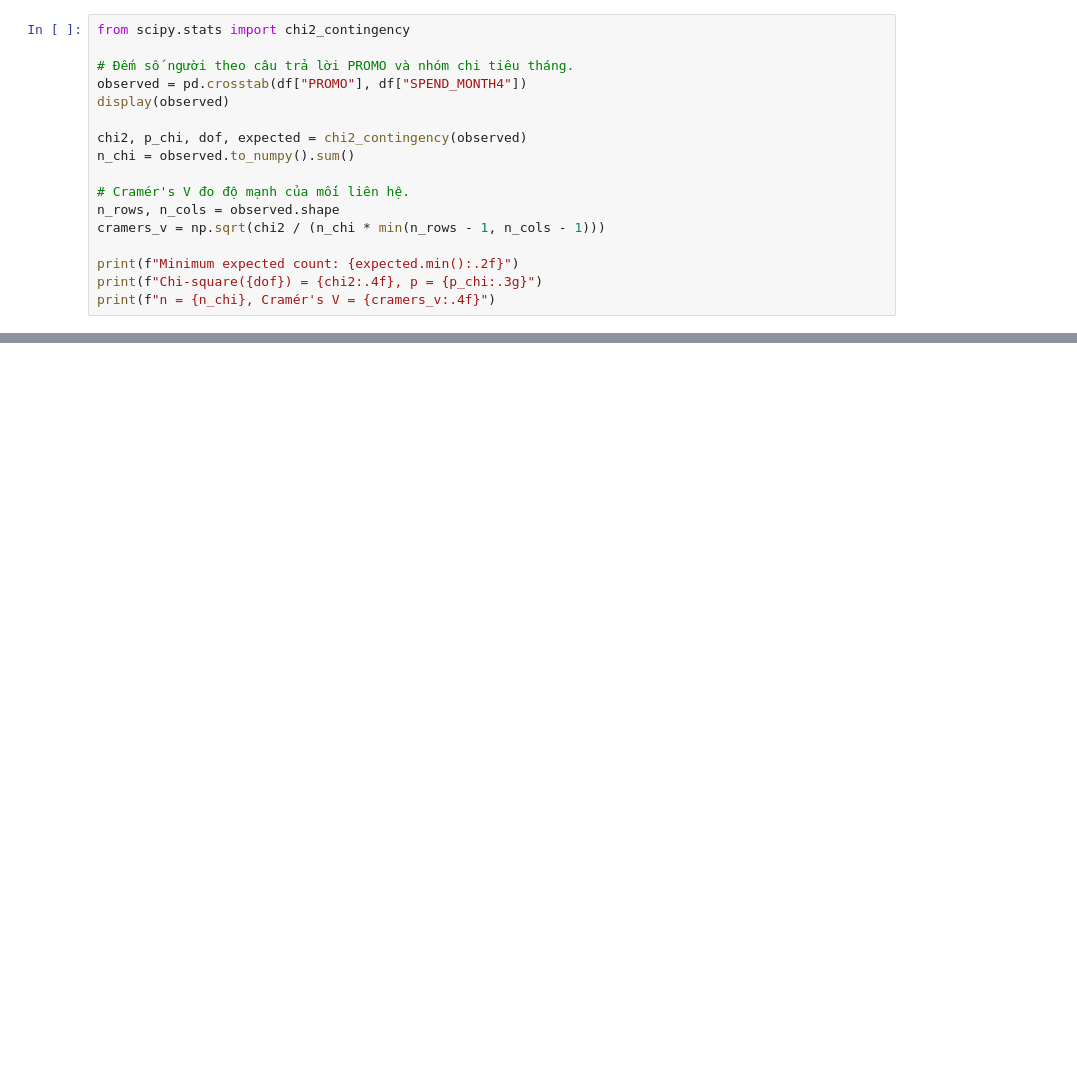
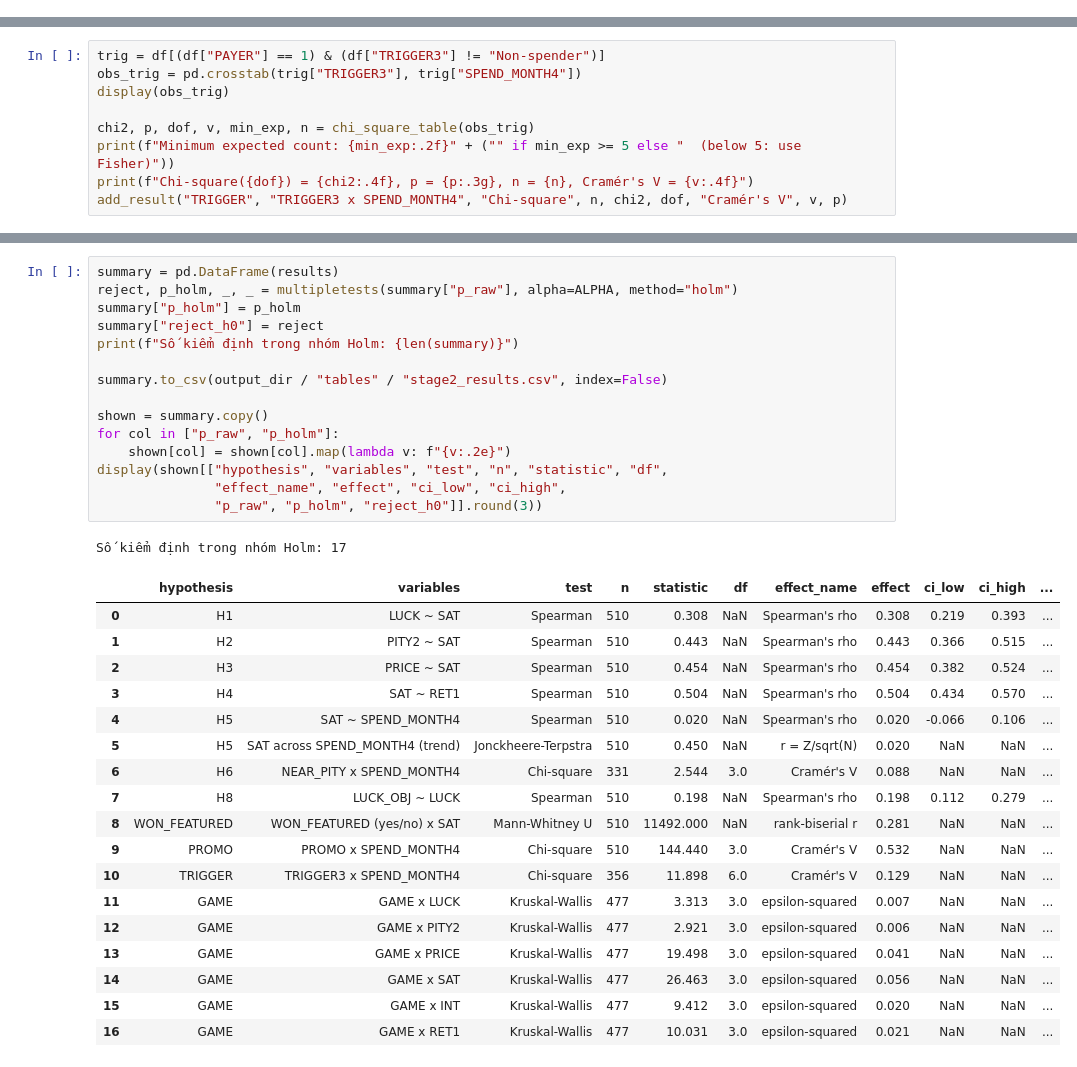
Before and after one commit to YangPuckUIT/06_STAT3013_R11, a Jupyter notebook: Data_Analysis/Stage2_Inferential.ipynb, the cells around one changed output, grey strips where cells are left out. Saved outputs shown, nothing was run; the diff lists cells and outputs as text; blank space fills up the shorter version.

Commit message:
feat(stage2): extend to 17 tests with post-hoc and sensitivity checks

```diff
--- a/Data_Analysis/Stage2_Inferential.ipynb
+++ b/Data_Analysis/Stage2_Inferential.ipynb
@@ -95,17 +0,0 @@ We check the expected cell counts and report the chi-square statistic, degrees o
-# %%
-from scipy.stats import chi2_contingency
-
-# Đếm số người theo câu trả lời PROMO và nhóm chi tiêu tháng.
-observed = pd.crosstab(df["PROMO"], df["SPEND_MONTH4"])
-display(observed)
-
-chi2, p_chi, dof, expected = chi2_contingency(observed)
-n_chi = observed.to_numpy().sum()
-
-# Cramér's V đo độ mạnh của mối liên hệ.
-n_rows, n_cols = observed.shape
-cramers_v = np.sqrt(chi2 / (n_chi * min(n_rows - 1, n_cols - 1)))
-
-print(f"Minimum expected count: {expected.min():.2f}")
-print(f"Chi-square({dof}) = {chi2:.4f}, p = {p_chi:.3g}")
-print(f"n = {n_chi}, Cramér's V = {cramers_v:.4f}")
@@ -252,0 +247,9 @@ The association with promotions does not depend only on the zero-spending group.
+# %%
+trig = df[(df["PAYER"] == 1) & (df["TRIGGER3"] != "Non-spender")]
+obs_trig = pd.crosstab(trig["TRIGGER3"], trig["SPEND_MONTH4"])
+display(obs_trig)
+
+chi2, p, dof, v, min_exp, n = chi_square_table(obs_trig)
+print(f"Minimum expected count: {min_exp:.2f}" + ("" if min_exp >= 5 else "  (below 5: use Fisher)"))
+print(f"Chi-square({dof}) = {chi2:.4f}, p = {p:.3g}, n = {n}, Cramér's V = {v:.4f}")
+add_result("TRIGGER", "TRIGGER3 x SPEND_MONTH4", "Chi-square", n, chi2, dof, "Cramér's V", v, p)
@@ -252,0 +295,35 @@ The association with promotions does not depend only on the zero-spending group.
+# %%
+summary = pd.DataFrame(results)
+reject, p_holm, _, _ = multipletests(summary["p_raw"], alpha=ALPHA, method="holm")
+summary["p_holm"] = p_holm
+summary["reject_h0"] = reject
+print(f"Số kiểm định trong nhóm Holm: {len(summary)}")
+
+summary.to_csv(output_dir / "tables" / "stage2_results.csv", index=False)
+
+shown = summary.copy()
+for col in ["p_raw", "p_holm"]:
+    shown[col] = shown[col].map(lambda v: f"{v:.2e}")
+display(shown[["hypothesis", "variables", "test", "n", "statistic", "df",
+               "effect_name", "effect", "ci_low", "ci_high",
+               "p_raw", "p_holm", "reject_h0"]].round(3))
+# %% [output]
+Số kiểm định trong nhóm Holm: 17
+|  | hypothesis | variables | test | n | statistic | df | effect_name | effect | ci_low | ci_high | ... |
+| 0 | H1 | LUCK ~ SAT | Spearman | 510 | 0.308 | NaN | Spearman's rho | 0.308 | 0.219 | 0.393 | ... |
+| 1 | H2 | PITY2 ~ SAT | Spearman | 510 | 0.443 | NaN | Spearman's rho | 0.443 | 0.366 | 0.515 | ... |
+| 2 | H3 | PRICE ~ SAT | Spearman | 510 | 0.454 | NaN | Spearman's rho | 0.454 | 0.382 | 0.524 | ... |
+| 3 | H4 | SAT ~ RET1 | Spearman | 510 | 0.504 | NaN | Spearman's rho | 0.504 | 0.434 | 0.570 | ... |
+| 4 | H5 | SAT ~ SPEND_MONTH4 | Spearman | 510 | 0.020 | NaN | Spearman's rho | 0.020 | -0.066 | 0.106 | ... |
+| 5 | H5 | SAT across SPEND_MONTH4 (trend) | Jonckheere-Terpstra | 510 | 0.450 | NaN | r = Z/sqrt(N) | 0.020 | NaN | NaN | ... |
+| 6 | H6 | NEAR_PITY x SPEND_MONTH4 | Chi-square | 331 | 2.544 | 3.0 | Cramér's V | 0.088 | NaN | NaN | ... |
+| 7 | H8 | LUCK_OBJ ~ LUCK | Spearman | 510 | 0.198 | NaN | Spearman's rho | 0.198 | 0.112 | 0.279 | ... |
+| 8 | WON_FEATURED | WON_FEATURED (yes/no) x SAT | Mann-Whitney U | 510 | 11492.000 | NaN | rank-biserial r | 0.281 | NaN | NaN | ... |
+| 9 | PROMO | PROMO x SPEND_MONTH4 | Chi-square | 510 | 144.440 | 3.0 | Cramér's V | 0.532 | NaN | NaN | ... |
+| 10 | TRIGGER | TRIGGER3 x SPEND_MONTH4 | Chi-square | 356 | 11.898 | 6.0 | Cramér's V | 0.129 | NaN | NaN | ... |
+| 11 | GAME | GAME x LUCK | Kruskal-Wallis | 477 | 3.313 | 3.0 | epsilon-squared | 0.007 | NaN | NaN | ... |
+| 12 | GAME | GAME x PITY2 | Kruskal-Wallis | 477 | 2.921 | 3.0 | epsilon-squared | 0.006 | NaN | NaN | ... |
+| 13 | GAME | GAME x PRICE | Kruskal-Wallis | 477 | 19.498 | 3.0 | epsilon-squared | 0.041 | NaN | NaN | ... |
+| 14 | GAME | GAME x SAT | Kruskal-Wallis | 477 | 26.463 | 3.0 | epsilon-squared | 0.056 | NaN | NaN | ... |
+| 15 | GAME | GAME x INT | Kruskal-Wallis | 477 | 9.412 | 3.0 | epsilon-squared | 0.020 | NaN | NaN | ... |
+| 16 | GAME | GAME x RET1 | Kruskal-Wallis | 477 | 10.031 | 3.0 | epsilon-squared | 0.021 | NaN | NaN | ... |
```
Also changed, not shown: parts of 48 cells of this notebook, 7 other files.
